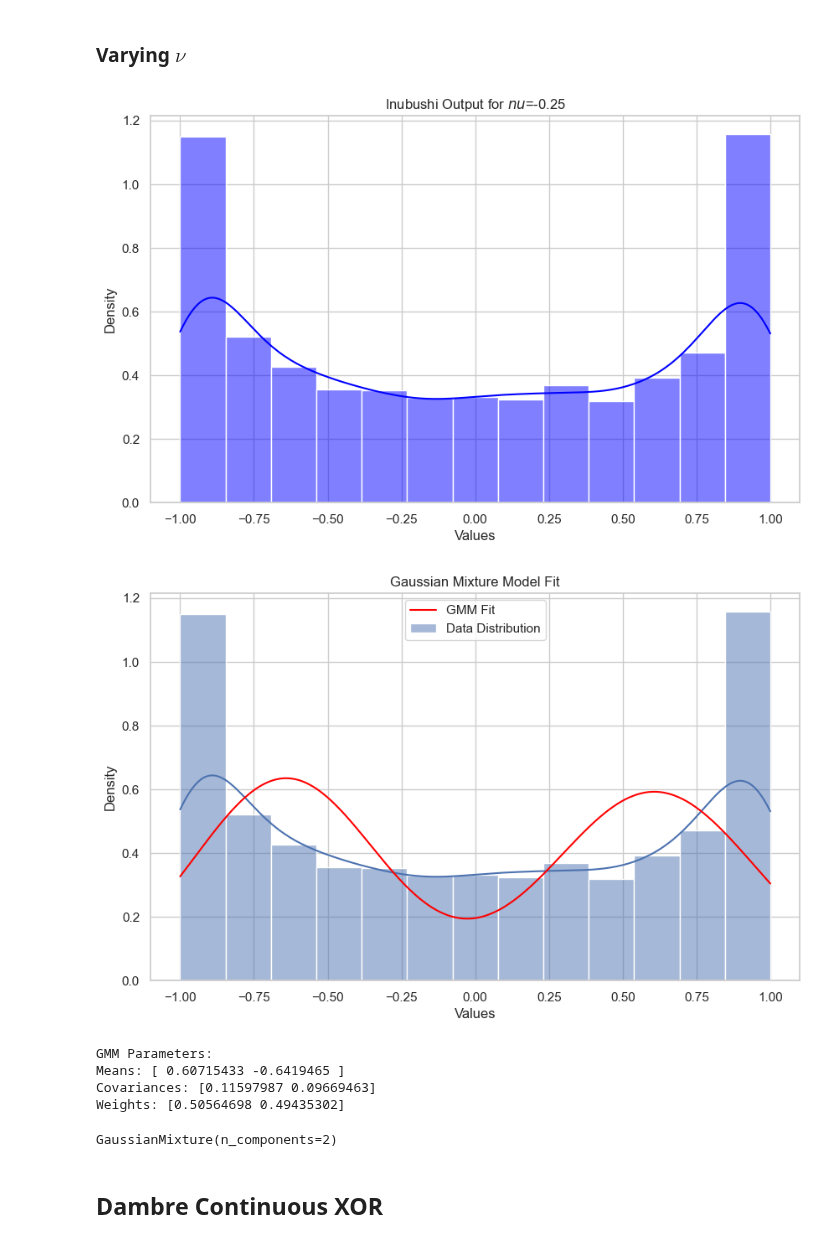
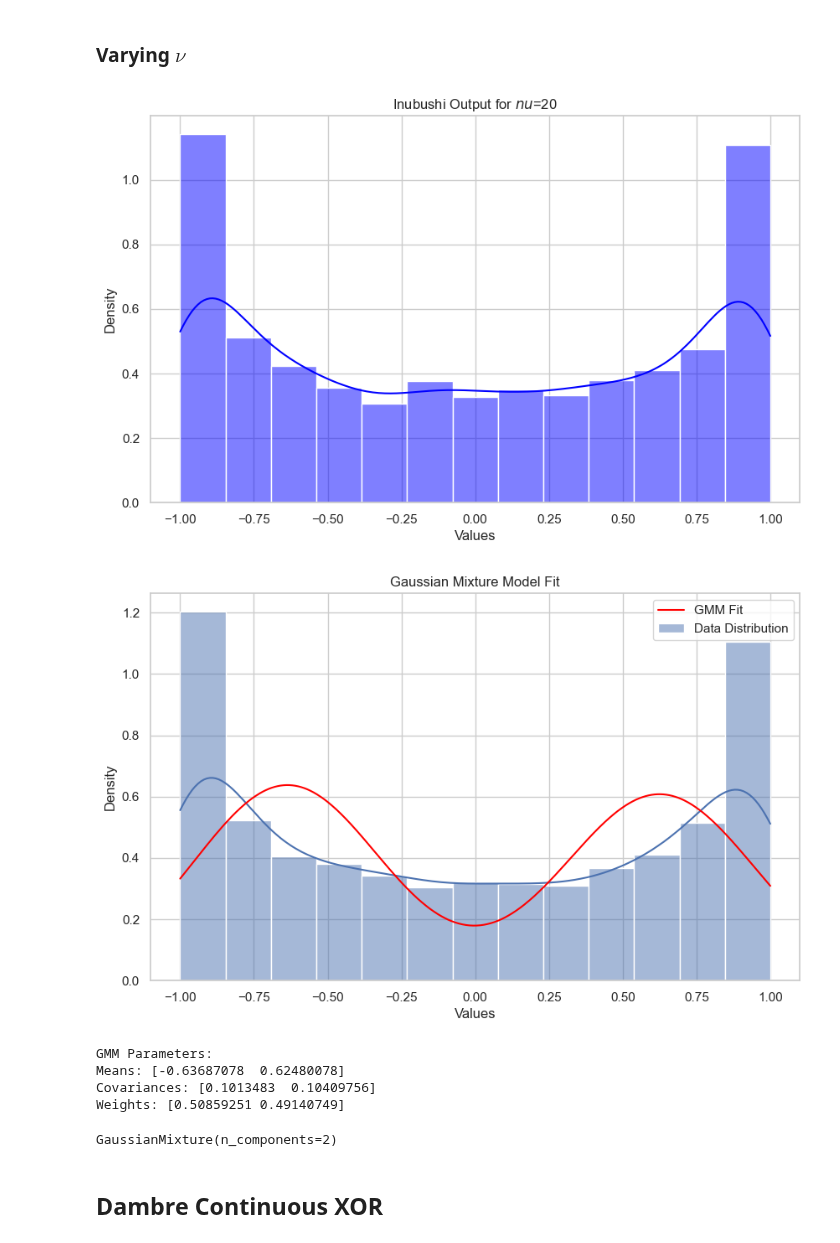
Before and after one commit to Sergio-Ltr/Generalized-Intrinsic-Plasticity, a Jupyter notebook: EXPERIMENTS/BENCHMARKS/NonLinearBenchmarks.ipynb, the cells around one changed output. Saved outputs shown, nothing was run; the diff lists cells and outputs as text; code cells hidden in the pictures.

Commit message:
Dambre & Inubushi Results

```diff
--- a/EXPERIMENTS/BENCHMARKS/NonLinearBenchmarks.ipynb
+++ b/EXPERIMENTS/BENCHMARKS/NonLinearBenchmarks.ipynb
@@ -246,24 +246,24 @@ plot_distribution(X_Inubushi, "Inubushi Uniform Input")
 # %% [markdown]
 ### Varying $\nu$
 # %%
-nu = -0.25
-data = InubushiFunction(nu=-2)
+nu = 20
+data = InubushiFunction(nu=nu)
 data.delay_timeseries(1)
 data.split([80,0,20])
 
 X_Inubushi, Y_Inubushi = data.TR()
 
 plot_distribution(Y_Inubushi, f"Inubushi Output for $nu$={nu}")
 # %% [output]
-[figure, old version]
+[figure, new version]
 # %%
 fit_and_plot_gmm(Y_Inubushi, 2)
 # %% [output]
-[figure, old version]
+[figure, new version]
 GMM Parameters:
-Means: [ 0.60715433 -0.6419465 ]
-Covariances: [0.11597987 0.09669463]
-Weights: [0.50564698 0.49435302]
+Means: [-0.63687078  0.62480078]
+Covariances: [0.1013483  0.10409756]
+Weights: [0.50859251 0.49140749]
 GaussianMixture(n_components=2)
 # %% [markdown]
 ## Dambre Continuous XOR
```
Also changed, not shown: parts of 3 cells of this notebook, 9 other files.
